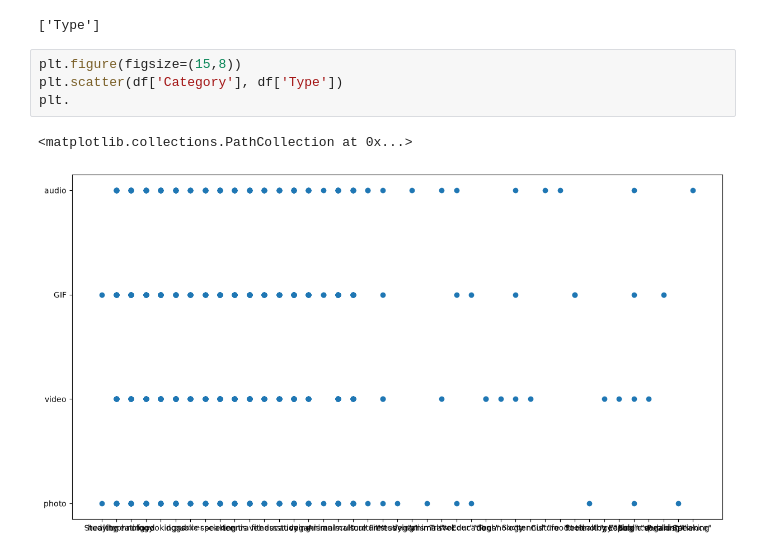
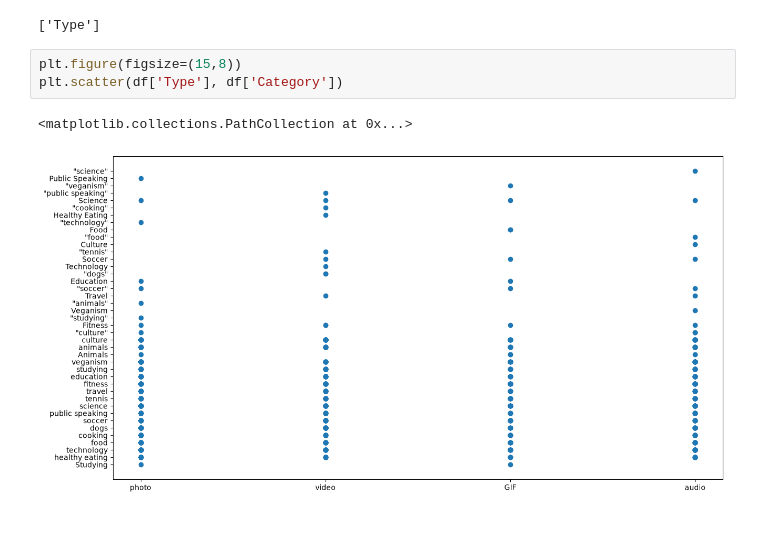
Before and after one commit to Asadullah-Noor/ai_practice, a Jupyter notebook: eda.ipynb, the cells around one changed output. Cells and saved outputs as stored; diff of their text form; blank space fills up the shorter version.

```diff
--- a/eda.ipynb
+++ b/eda.ipynb
@@ -63,8 +128,7 @@ print(cat_cols)
 ['Type']
 # %%
 plt.figure(figsize=(15,8))
-plt.scatter(df['Category'], df['Type'])
-plt.
+plt.scatter(df['Type'], df['Category'])
 # %% [output]
 <matplotlib.collections.PathCollection at 0x...>
-[figure, old version]
+[figure, new version]
```
Also changed, not shown: parts of 16 cells of this notebook.
